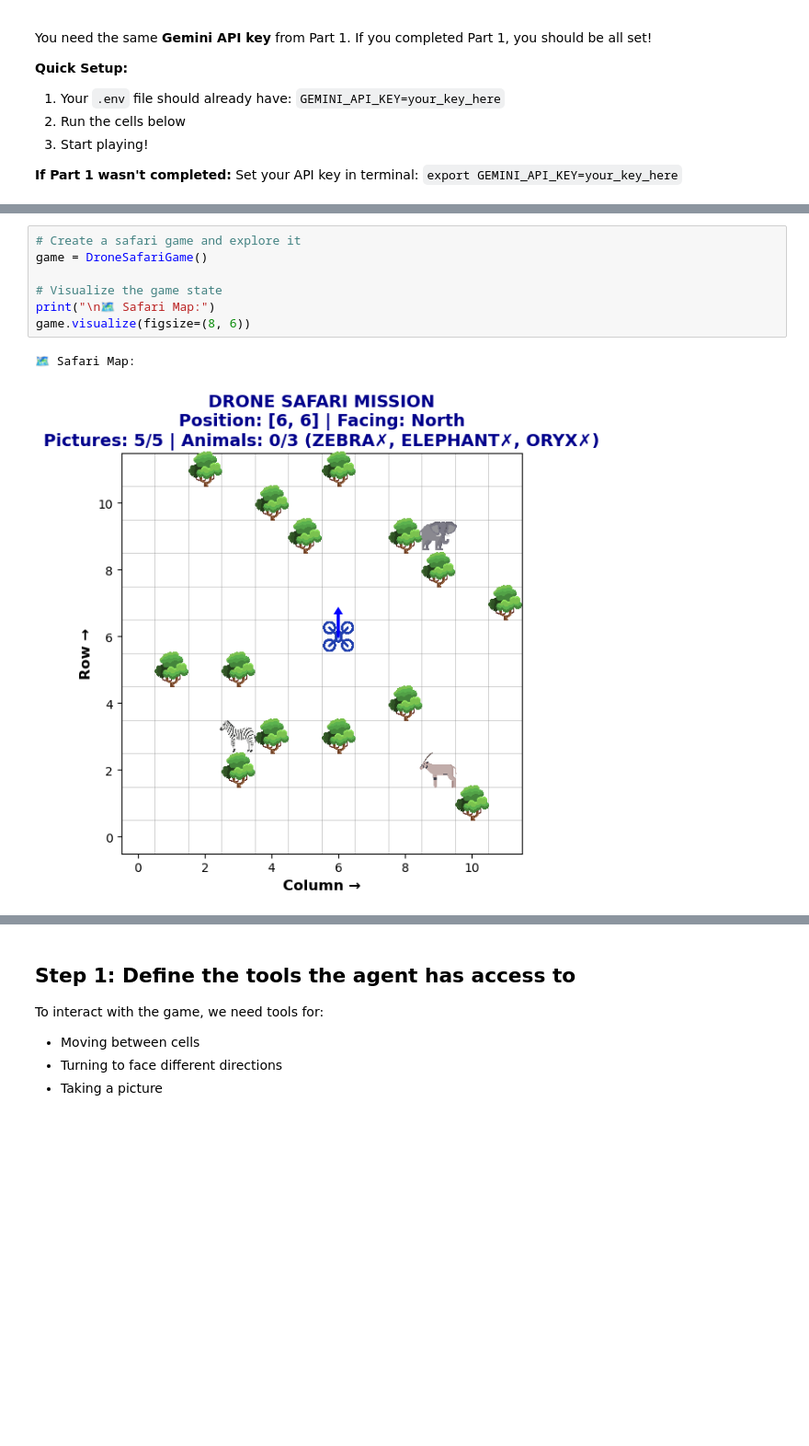
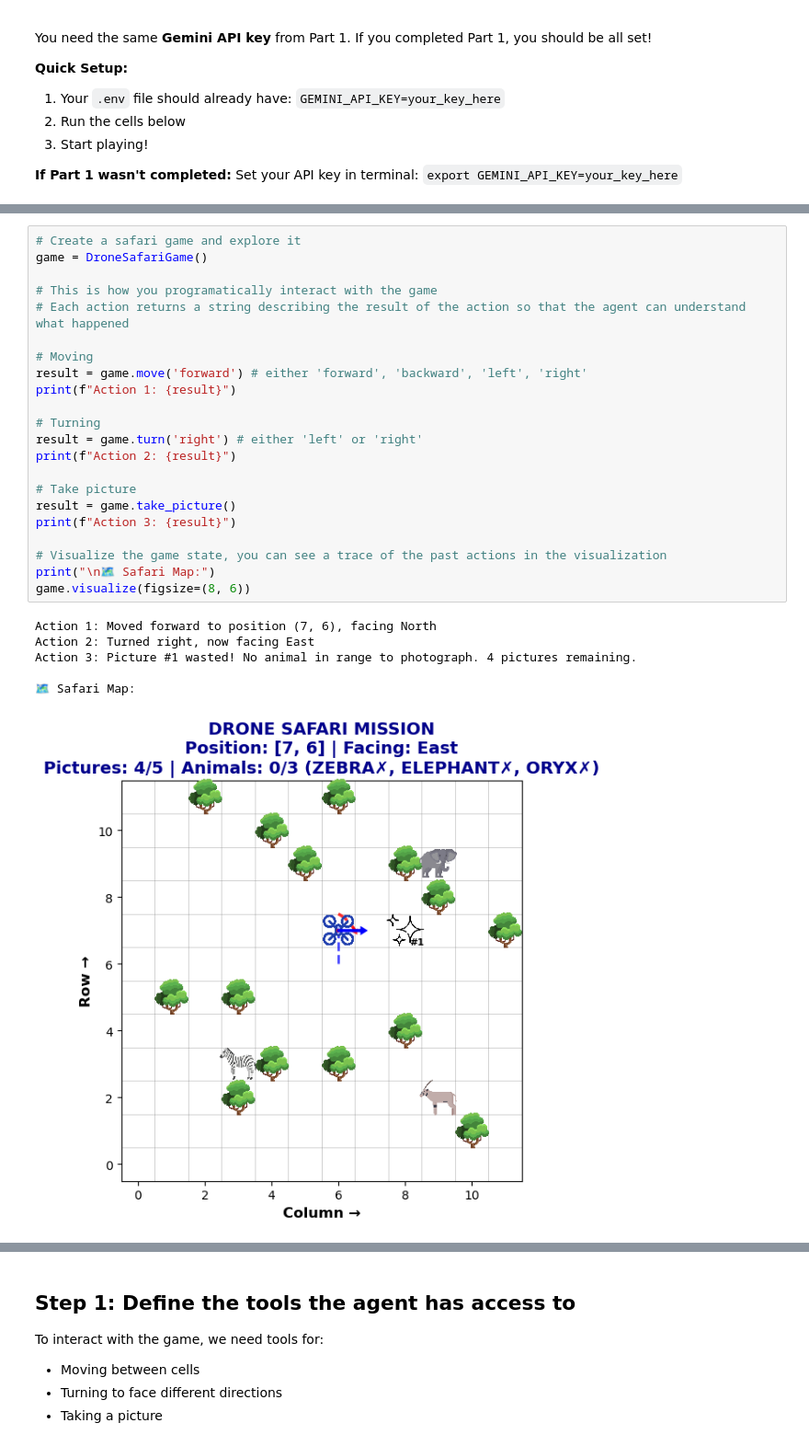
Before and after one commit to alejp1998/wilddrone-llm-workshop, a Jupyter notebook: part2-drone-safari.ipynb, the cells around one changed output, grey strips where cells are left out. Shown at 92% size. Drawn from its saved outputs; the diff is of its cells as text; blank space fills up the shorter version.

Commit message:
Improved visualizations and notebooks

```diff
--- a/part2-drone-safari.ipynb
+++ b/part2-drone-safari.ipynb
@@ -89,10 +431,29 @@ Let's first understand the game by exploring it manually. This will help you und
 # %%
 # Create a safari game and explore it
 game = DroneSafariGame()
 
-# Visualize the game state
+# This is how you programatically interact with the game
+# Each action returns a string describing the result of the action so that the agent can understand what happened
+
+# Moving
+result = game.move('forward') # either 'forward', 'backward', 'left', 'right'
+print(f"Action 1: {result}")
+
+# Turning
+result = game.turn('right') # either 'left' or 'right'
+print(f"Action 2: {result}")
+
+# Take picture
+result = game.take_picture()
+print(f"Action 3: {result}")
+
+# Visualize the game state, you can see a trace of the past actions in the visualization
 print("\n🗺️ Safari Map:")
 game.visualize(figsize=(8, 6))
 # %% [output]
+Action 1: Moved forward to position (7, 6), facing North
+Action 2: Turned right, now facing East
+Action 3: Picture #1 wasted! No animal in range to photograph. 4 pictures remaining.
+
 🗺️ Safari Map:
-[figure, old version]
+[figure, new version]
```
Also changed, not shown: parts of 22 cells of this notebook, 5 other files.
